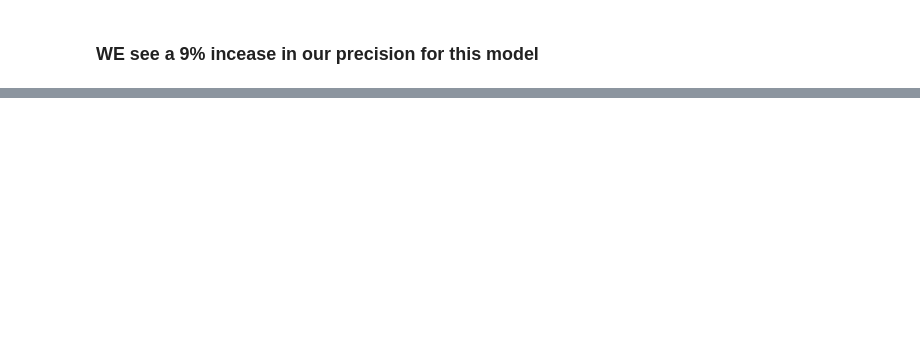
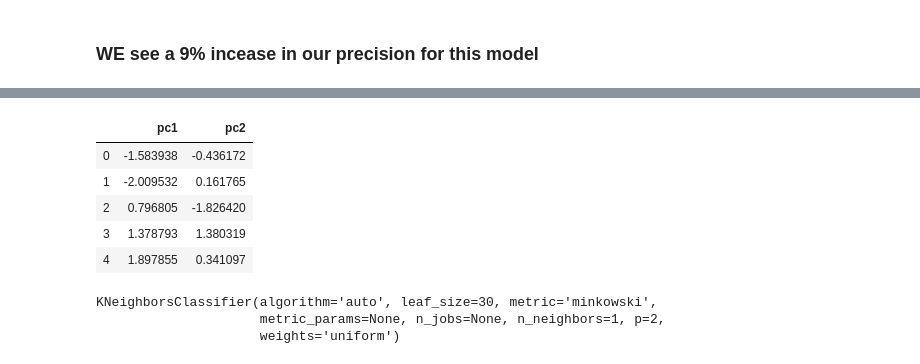
Before and after one commit to Berkat0789/Portfolio, a Jupyter notebook: KNN/KNN Project.ipynb, the cells around one changed output, grey strips where cells are left out. Saved outputs shown, nothing was run; the diff lists cells and outputs as text; code cells hidden in the pictures; blank space fills up the shorter version.

```diff
--- a/KNN/KNN Project.ipynb
+++ b/KNN/KNN Project.ipynb
@@ -137,0 +149,2 @@ weighted avg       0.84      0.84      0.84       300
+# %%
+x_pca = pca.transform(scaled_Features)
@@ -137,0 +178,11 @@ weighted avg       0.84      0.84      0.84       300
+# %%
+new_Fame = pd.DataFrame(x_pca, columns=["pc1","pc2"])
+# %%
+new_Fame.head()
+# %% [output]
+|  | pc1 | pc2 |
+| 0 | -1.583938 | -0.436172 |
+| 1 | -2.009532 | 0.161765 |
+| 2 | 0.796805 | -1.826420 |
+| 3 | 1.378793 | 1.380319 |
+| 4 | 1.897855 | 0.341097 |
@@ -137,0 +196,6 @@ weighted avg       0.84      0.84      0.84       300
+# %%
+knk.fit(X_train,y_train)
+# %% [output]
+KNeighborsClassifier(algorithm='auto', leaf_size=30, metric='minkowski',
+                     metric_params=None, n_jobs=None, n_neighbors=1, p=2,
+                     weights='uniform')
```
Also changed, not shown: parts of 28 cells of this notebook, 5 other files.
